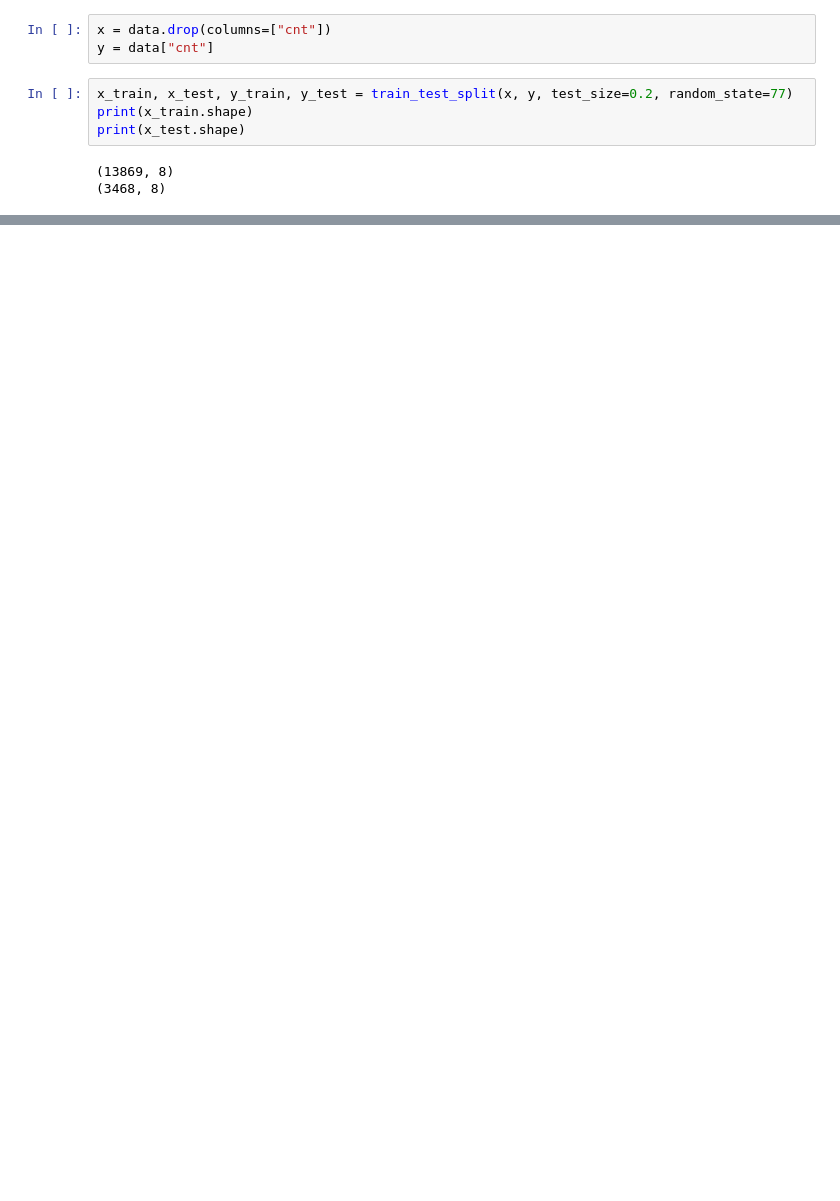
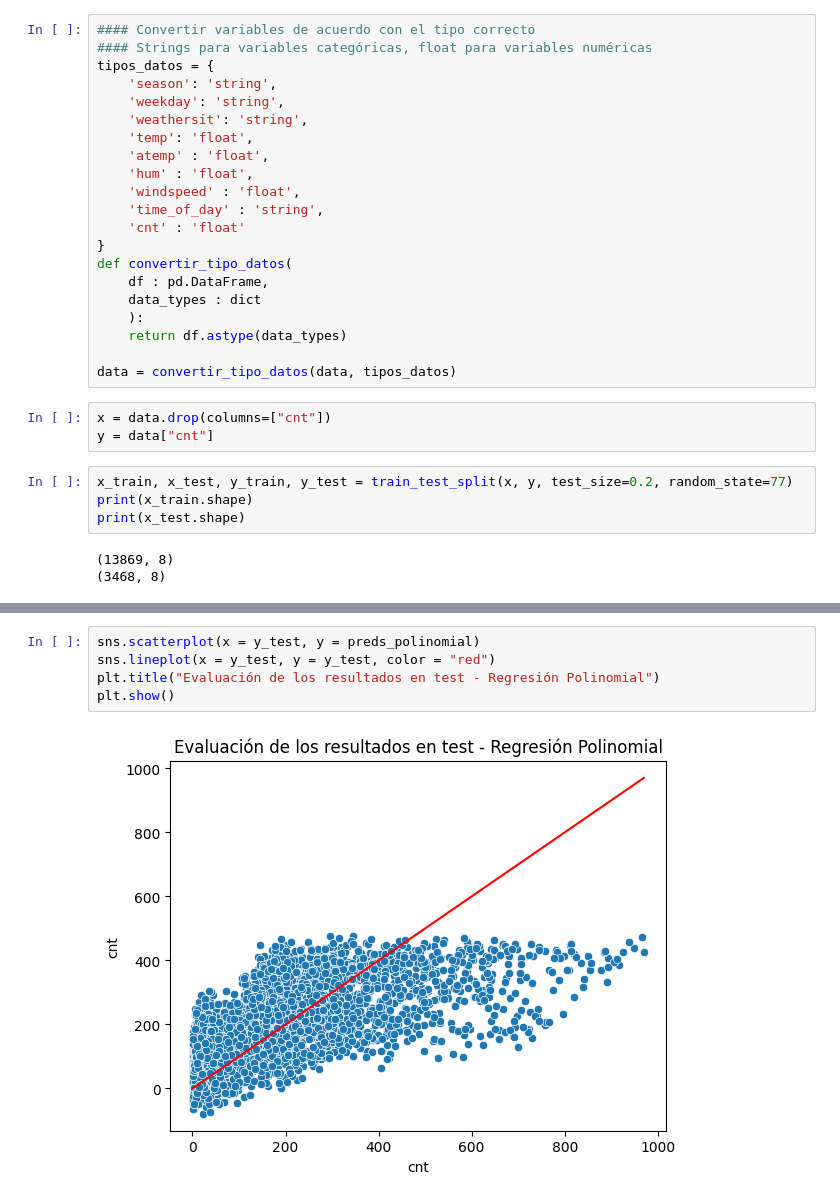
Before and after one commit to aladelca/bikes_demand, a Jupyter notebook: code/code.ipynb, the cells around one changed output, grey strips where cells are left out. Drawn from its saved outputs; the diff is of its cells as text; blank space fills up the shorter version.

```diff
--- a/code/code.ipynb
+++ b/code/code.ipynb
@@ -135,5 +198,26 @@ for var in predictores_numericos:
 # %% [markdown]
 ### Modelamiento
+# %%
+#### Convertir variables de acuerdo con el tipo correcto
+#### Strings para variables categóricas, float para variables numéricas
+tipos_datos = {
+    'season': 'string',
+    'weekday': 'string',
+    'weathersit': 'string',
+    'temp': 'float',
+    'atemp' : 'float',
+    'hum' : 'float',
+    'windspeed' : 'float',
+    'time_of_day' : 'string',
+    'cnt' : 'float'
+}
+def convertir_tipo_datos(
+    df : pd.DataFrame,
+    data_types : dict
+    ):
+    return df.astype(data_types)
+
+data = convertir_tipo_datos(data, tipos_datos)
 # %%
 x = data.drop(columns=["cnt"])
 y = data["cnt"]
@@ -148,0 +535,7 @@ print(x_test.shape)
+# %%
+sns.scatterplot(x = y_test, y = preds_polinomial)
+sns.lineplot(x = y_test, y = y_test, color = "red")
+plt.title("Evaluación de los resultados en test - Regresión Polinomial")
+plt.show()
+# %% [output]
+[figure, added]
```
Also changed, not shown: parts of 39 cells of this notebook.
